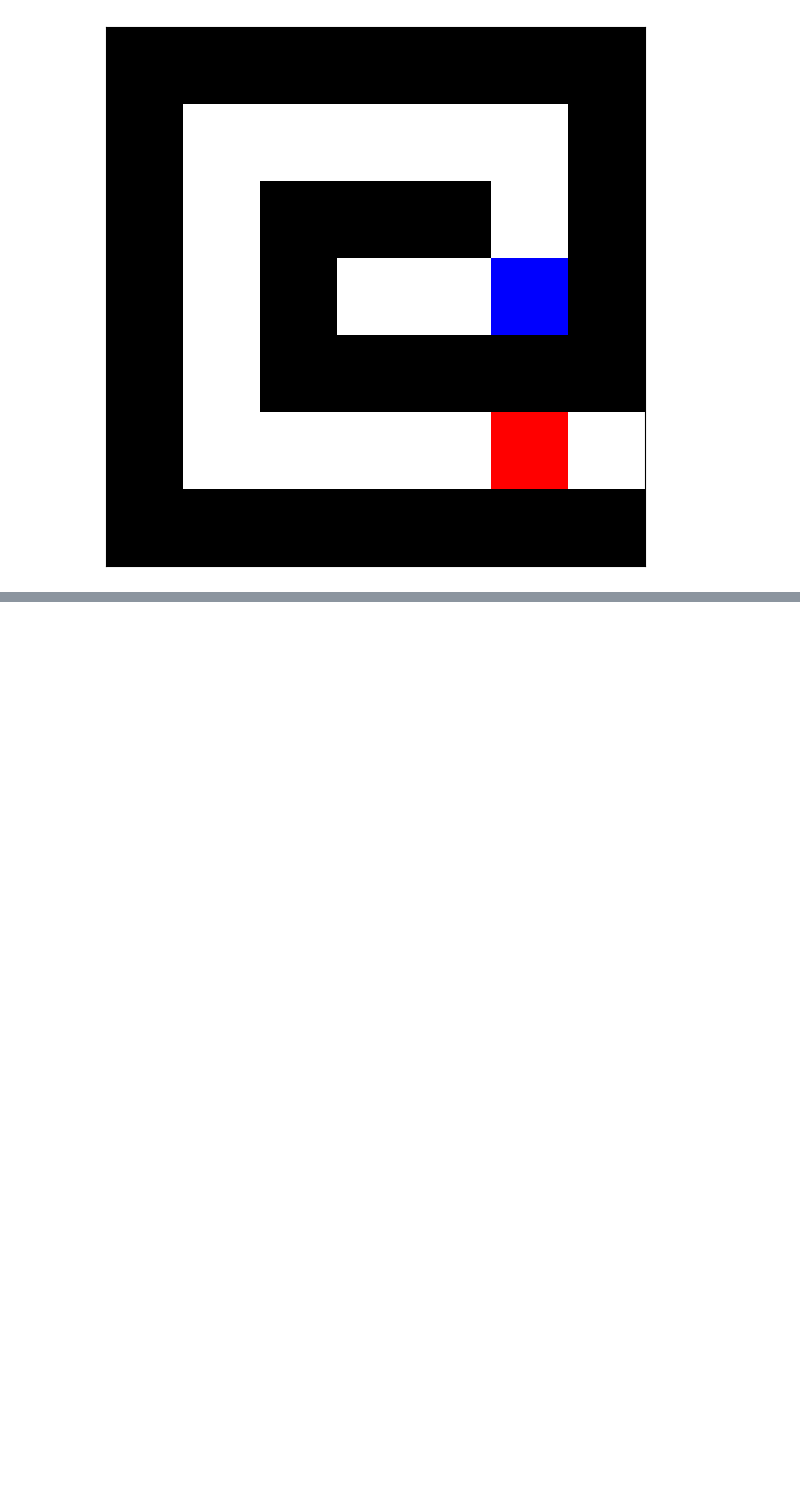
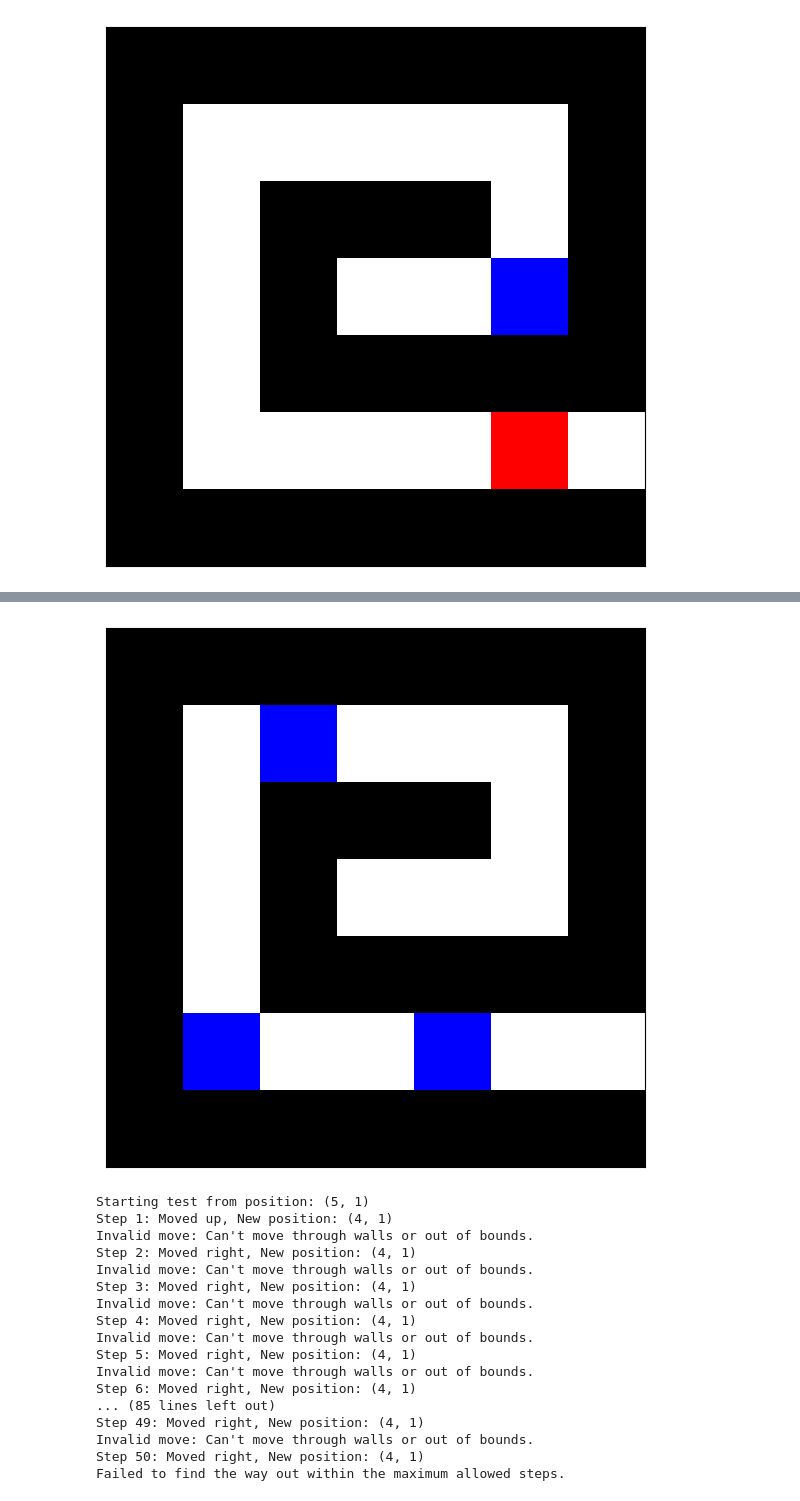
Before and after one commit to hokincode/spiral_maze, a Jupyter notebook: spiral_maze_setup.ipynb, the cells around one changed output, grey strips where cells are left out. Saved outputs shown, nothing was run; the diff lists cells and outputs as text; code cells hidden in the pictures; blank space fills up the shorter version.

```diff
--- a/spiral_maze_setup.ipynb
+++ b/spiral_maze_setup.ipynb
@@ -282,0 +364,50 @@ Invalid move: Can't move through walls or out of bounds.
+# %%
+def test_agent(agent, game, max_steps=50):
+    game.initialPosition(5, 1)  # Reset to starting position
+    state = game.current_pos
+    steps = 0
+    success = False
+
+    # Display the initial state of the maze
+    game.plot()
+    print(f"Starting test from position: {state}")
+
+    while not success and steps < max_steps:
+        state_index = agent.state_to_index(state)
+        action = agent.actions[np.argmax(agent.q_table[state_index])]  # Choose best action
+        success = game.makeMove(action)  # Perform the action
+        state = game.current_pos  # Update state
+        steps += 1
+        print(f"Step {steps}: Moved {action}, New position: {state}")
+
+        # Optionally, display the maze at each step
+        # game.plot()
+
+    if success:
+        print("Success! The agent found the way out.")
+    else:
+        print("Failed to find the way out within the maximum allowed steps.")
+    # Display the final state of the maze
+    game.plot()
+
+# Now, let's test the trained agent.
+test_agent(agent, maze_game)
+# %% [output]
+[figure, added]
+Starting test from position: (5, 1)
+Step 1: Moved up, New position: (4, 1)
+Invalid move: Can't move through walls or out of bounds.
+Step 2: Moved right, New position: (4, 1)
+Invalid move: Can't move through walls or out of bounds.
+Step 3: Moved right, New position: (4, 1)
+Invalid move: Can't move through walls or out of bounds.
+Step 4: Moved right, New position: (4, 1)
+Invalid move: Can't move through walls or out of bounds.
+Step 5: Moved right, New position: (4, 1)
+Invalid move: Can't move through walls or out of bounds.
+Step 6: Moved right, New position: (4, 1)
+... (85 lines left out)
+Step 49: Moved right, New position: (4, 1)
+Invalid move: Can't move through walls or out of bounds.
+Step 50: Moved right, New position: (4, 1)
+Failed to find the way out within the maximum allowed steps.
```
Also changed, not shown: parts of 2 cells of this notebook.
